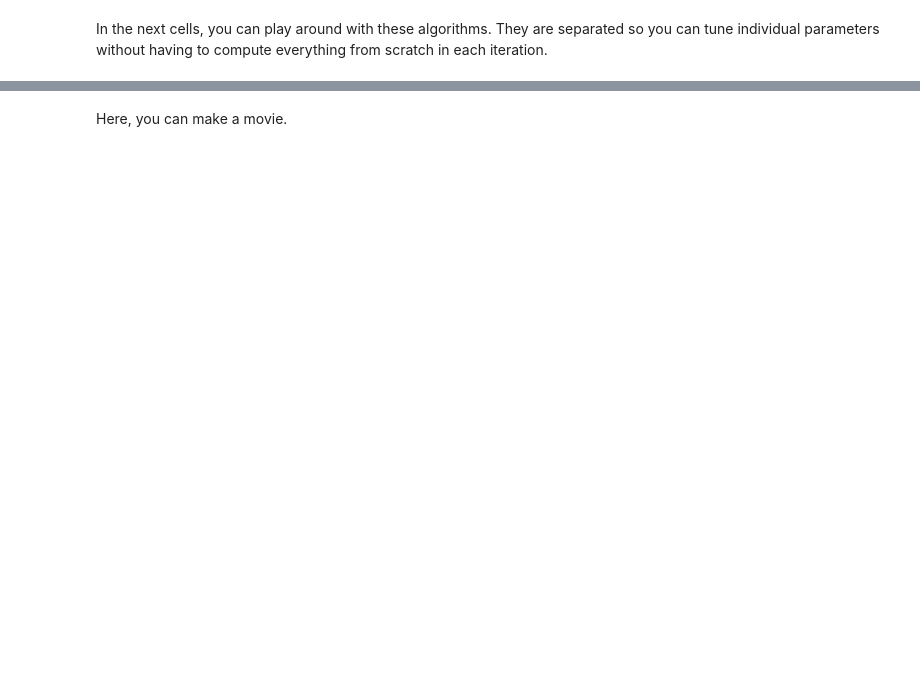
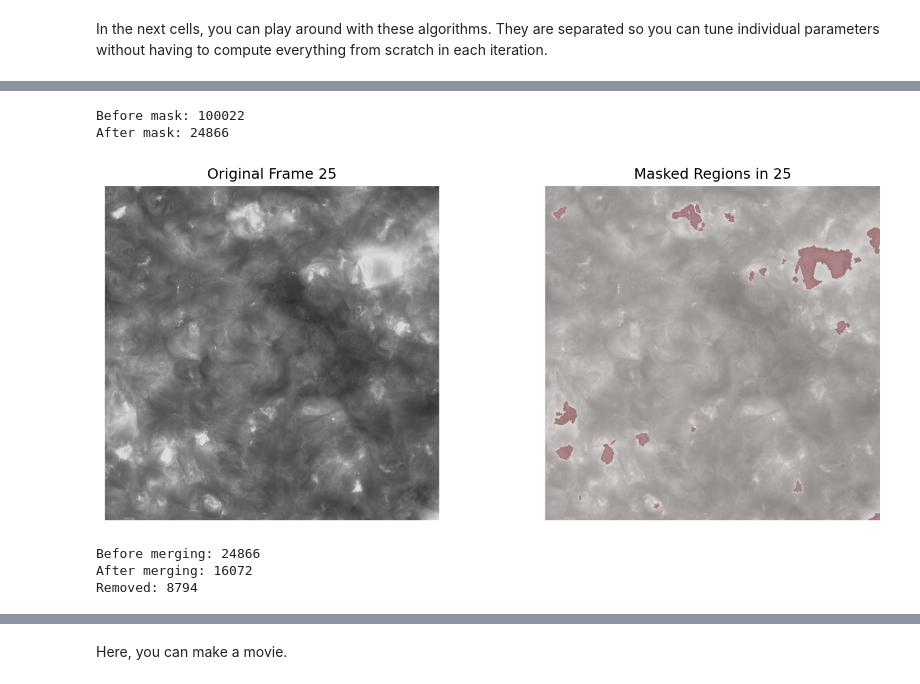
Before and after one commit to sseso/solo-campfires, a Jupyter notebook: notebooks/01_detection_pipeline.ipynb, the cells around one changed output, grey strips where cells are left out. Cells and saved outputs as stored; diff of their text form; code cells hidden in the pictures; blank space fills up the shorter version.

Commit message:
Updated DocStrings, simplified mask functions

```diff
--- a/notebooks/01_detection_pipeline.ipynb
+++ b/notebooks/01_detection_pipeline.ipynb
@@ -765,9 +817,17 @@ df: pd.DataFrame[CampfireData] = sigma_threshold(sequence, sigma, per_frame=True
 # %%
-masks = build_masks(sequence, 97.5, dilation = 2, min_area = 150)
+masks = build_masks(sequence, bright_pct=97.5, dilation=2, min_area=150)
 df_masked = apply_masks(df, masks)
-visualize_mask(sequence, 25, masks[49])
+visualize_mask(sequence, 25, masks)
+# %% [output]
+Before mask: 100022
+After mask: 24866
+[figure, added]
 # %%
-merged_df = merge_detections(df_masked, radius = 8)
+merged_df = merge_detections(df_masked, radius = 5)
+# %% [output]
+Before merging: 24866
+After merging: 16072
+Removed: 8794
 # %%
 final_df, detections = build_event_catalog(merged_df,
     spatial_eps=3,
```
Also changed, not shown: parts of 9 cells of this notebook.
